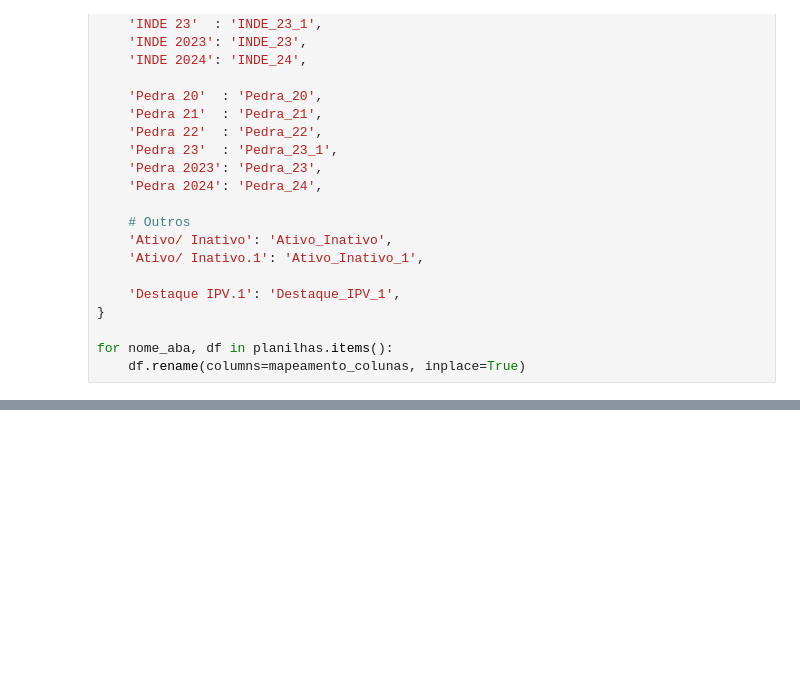
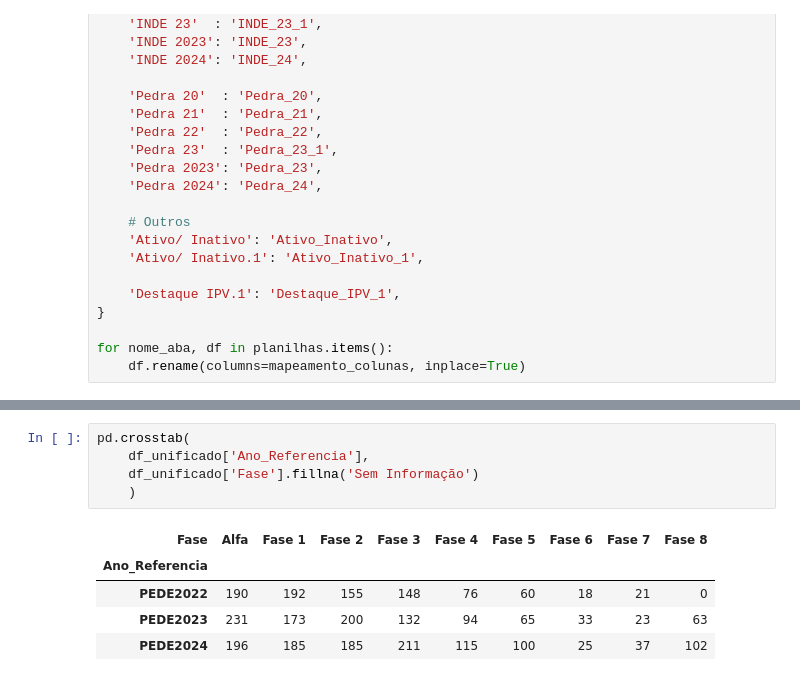
Before and after one commit to andersonserrico/Datathon_TerraJourney_Grupo48, a Jupyter notebook: notebooks/Tratamento_base.ipynb, the cells around one changed output, grey strips where cells are left out. Drawn from its saved outputs; the diff is of its cells as text; blank space fills up the shorter version.

```diff
--- a/notebooks/Tratamento_base.ipynb
+++ b/notebooks/Tratamento_base.ipynb
@@ -537,0 +1095,11 @@ memory usage: 1.3+ MB
+# %%
+pd.crosstab(
+    df_unificado['Ano_Referencia'],
+    df_unificado['Fase'].fillna('Sem Informação')
+    )
+# %% [output]
+| Fase | Alfa | Fase 1 | Fase 2 | Fase 3 | Fase 4 | Fase 5 | Fase 6 | Fase 7 | Fase 8 |
+| Ano_Referencia |  |  |  |  |  |  |  |  |  |
+| PEDE2022 | 190 | 192 | 155 | 148 | 76 | 60 | 18 | 21 | 0 |
+| PEDE2023 | 231 | 173 | 200 | 132 | 94 | 65 | 33 | 23 | 63 |
+| PEDE2024 | 196 | 185 | 185 | 211 | 115 | 100 | 25 | 37 | 102 |
```
Also changed, not shown: parts of 51 cells of this notebook.
